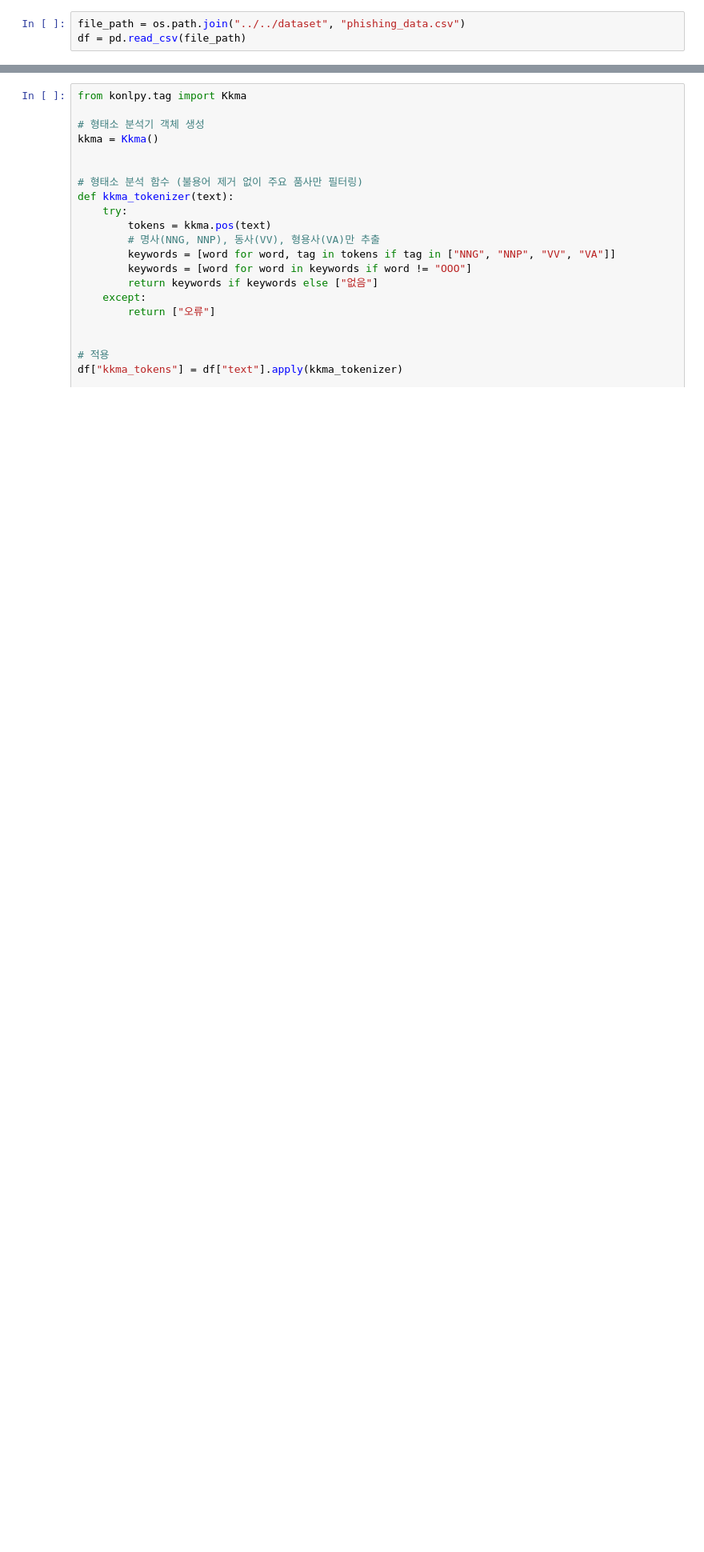
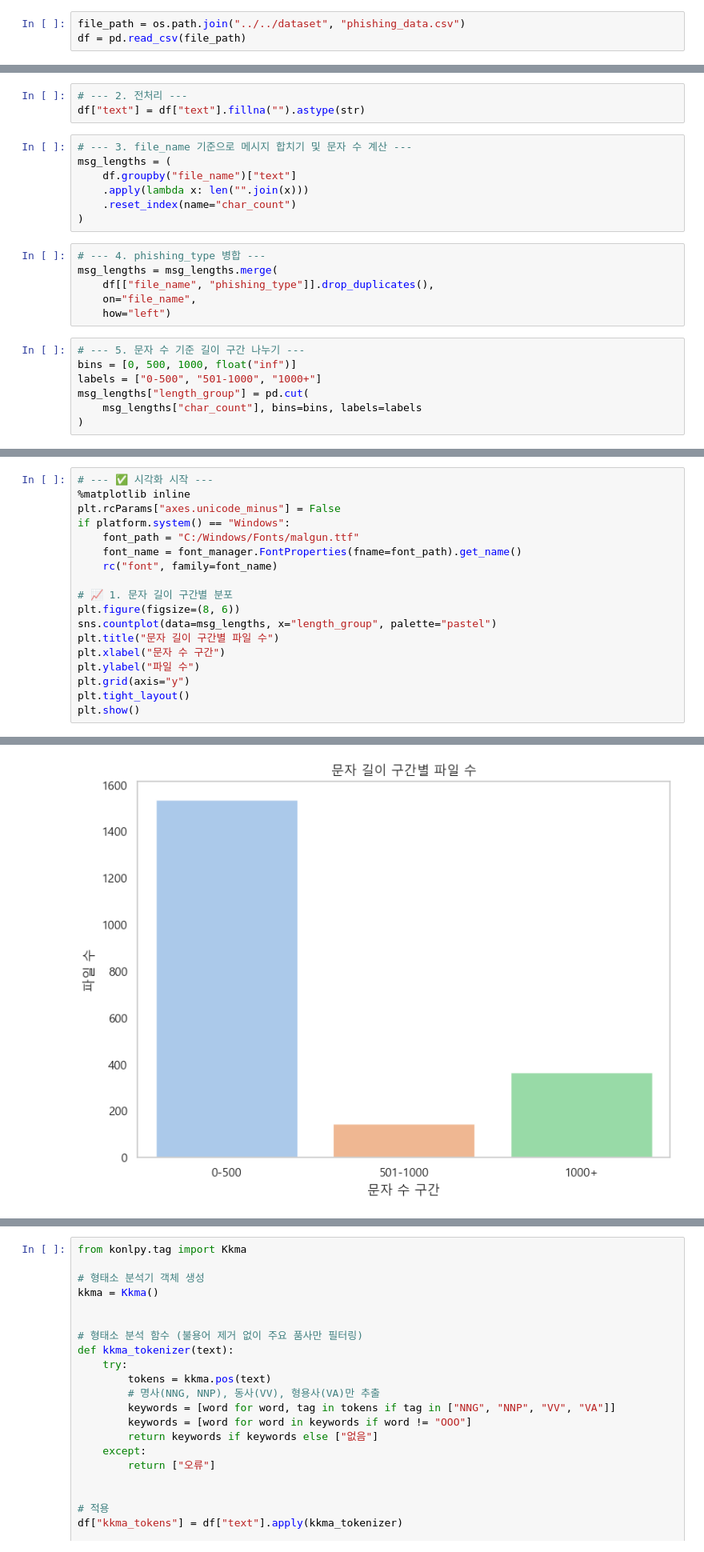
Before and after one commit to kwj903/woogawooga_project, a Jupyter notebook: dataset_create/Woojae/phishig_data_analysis.ipynb, the cells around one changed output, grey strips where cells are left out. Shown at 80% size. Drawn from its saved outputs; the diff is of its cells as text; blank space fills up the shorter version.

```diff
--- a/dataset_create/Woojae/phishig_data_analysis.ipynb
+++ b/dataset_create/Woojae/phishig_data_analysis.ipynb
@@ -29,0 +31,23 @@ memory usage: 1.4+ MB
+# %%
+# --- 2. 전처리 ---
+df["text"] = df["text"].fillna("").astype(str)
+# %%
+# --- 3. file_name 기준으로 메시지 합치기 및 문자 수 계산 ---
+msg_lengths = (
+    df.groupby("file_name")["text"]
+    .apply(lambda x: len("".join(x)))
+    .reset_index(name="char_count")
+)
+# %%
+# --- 4. phishing_type 병합 ---
+msg_lengths = msg_lengths.merge(
+    df[["file_name", "phishing_type"]].drop_duplicates(),
+    on="file_name",
+    how="left")
+# %%
+# --- 5. 문자 수 기준 길이 구간 나누기 ---
+bins = [0, 500, 1000, float("inf")]
+labels = ["0-500", "501-1000", "1000+"]
+msg_lengths["length_group"] = pd.cut(
+    msg_lengths["char_count"], bins=bins, labels=labels
+)
@@ -29,0 +69,19 @@ memory usage: 1.4+ MB
+# %%
+# --- ✅ 시각화 시작 ---
+%matplotlib inline
+plt.rcParams["axes.unicode_minus"] = False
+if platform.system() == "Windows":
+    font_path = "C:/Windows/Fonts/malgun.ttf"
+    font_name = font_manager.FontProperties(fname=font_path).get_name()
+    rc("font", family=font_name)
+
+# 📈 1. 문자 길이 구간별 분포
+plt.figure(figsize=(8, 6))
+sns.countplot(data=msg_lengths, x="length_group", palette="pastel")
+plt.title("문자 길이 구간별 파일 수")
+plt.xlabel("문자 수 구간")
+plt.ylabel("파일 수")
+plt.grid(axis="y")
+plt.tight_layout()
+plt.show()
+# %% [output]
@@ -29,0 +91 @@ memory usage: 1.4+ MB
+[figure, added]
```
Also changed, not shown: parts of 7 cells of this notebook, 7 other files.
